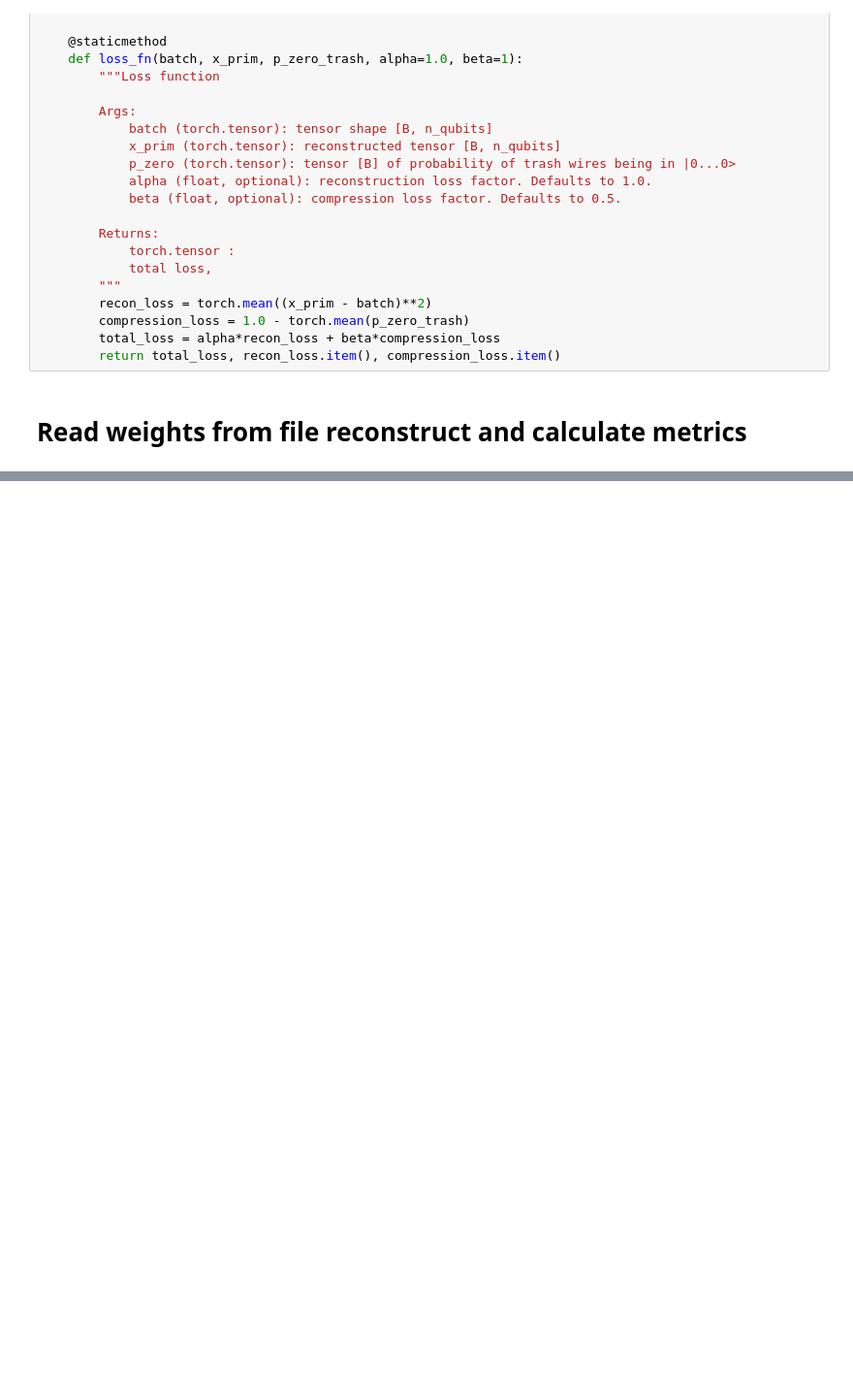
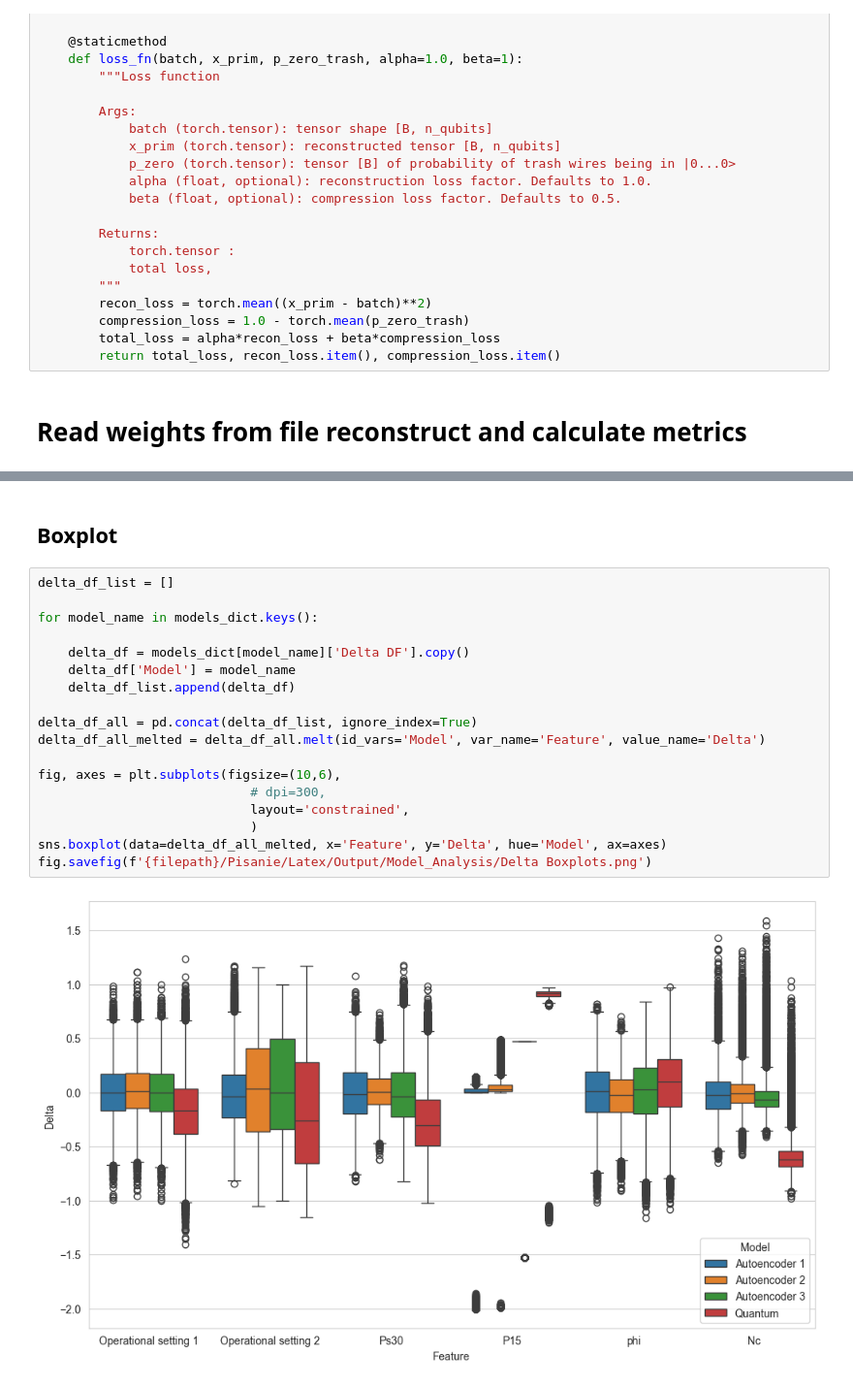
Before and after one commit to MathiaFiorelli/Praca-dyplomowa, a Jupyter notebook: Code/Model Analysis.ipynb, the cells around one changed output, grey strips where cells are left out. Shown at 97% size. Saved outputs shown, nothing was run; the diff lists cells and outputs as text; blank space fills up the shorter version.

```diff
--- a/Code/Model Analysis.ipynb
+++ b/Code/Model Analysis.ipynb
@@ -396,0 +414,22 @@ Autoencoder 2 RMSE                    0.247917               0.460044
+# %% [markdown]
+## Boxplot
+# %%
+delta_df_list = []
+
+for model_name in models_dict.keys():
+
+    delta_df = models_dict[model_name]['Delta DF'].copy()
+    delta_df['Model'] = model_name
+    delta_df_list.append(delta_df)
+
+delta_df_all = pd.concat(delta_df_list, ignore_index=True)
+delta_df_all_melted = delta_df_all.melt(id_vars='Model', var_name='Feature', value_name='Delta')
+
+fig, axes = plt.subplots(figsize=(10,6),
+                            # dpi=300,
+                            layout='constrained',
+                            )
+sns.boxplot(data=delta_df_all_melted, x='Feature', y='Delta', hue='Model', ax=axes)
+fig.savefig(f'{filepath}/Pisanie/Latex/Output/Model_Analysis/Delta Boxplots.png')
+# %% [output]
+[figure, added]
```
Also changed, not shown: parts of 42 cells of this notebook, 3 other files.
